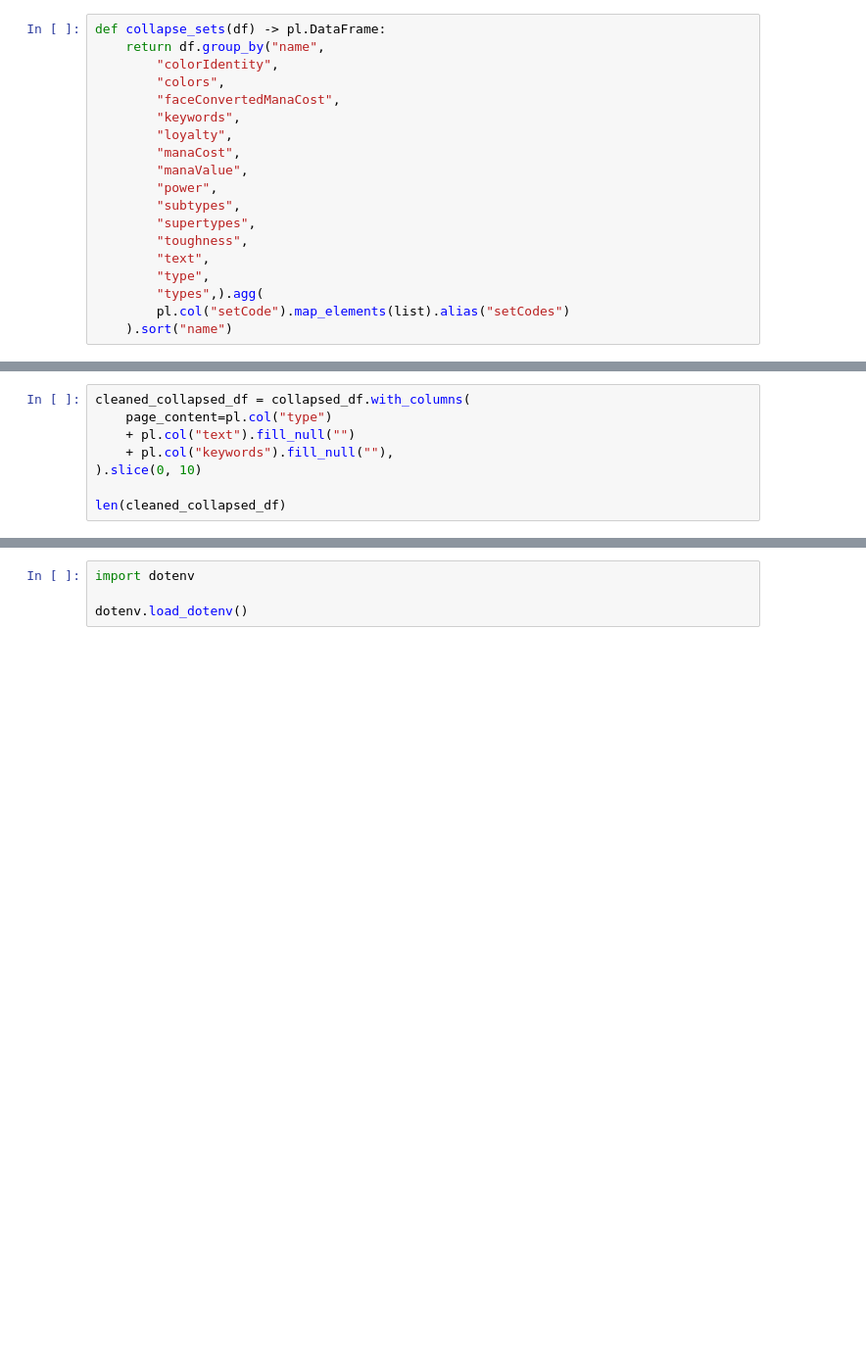
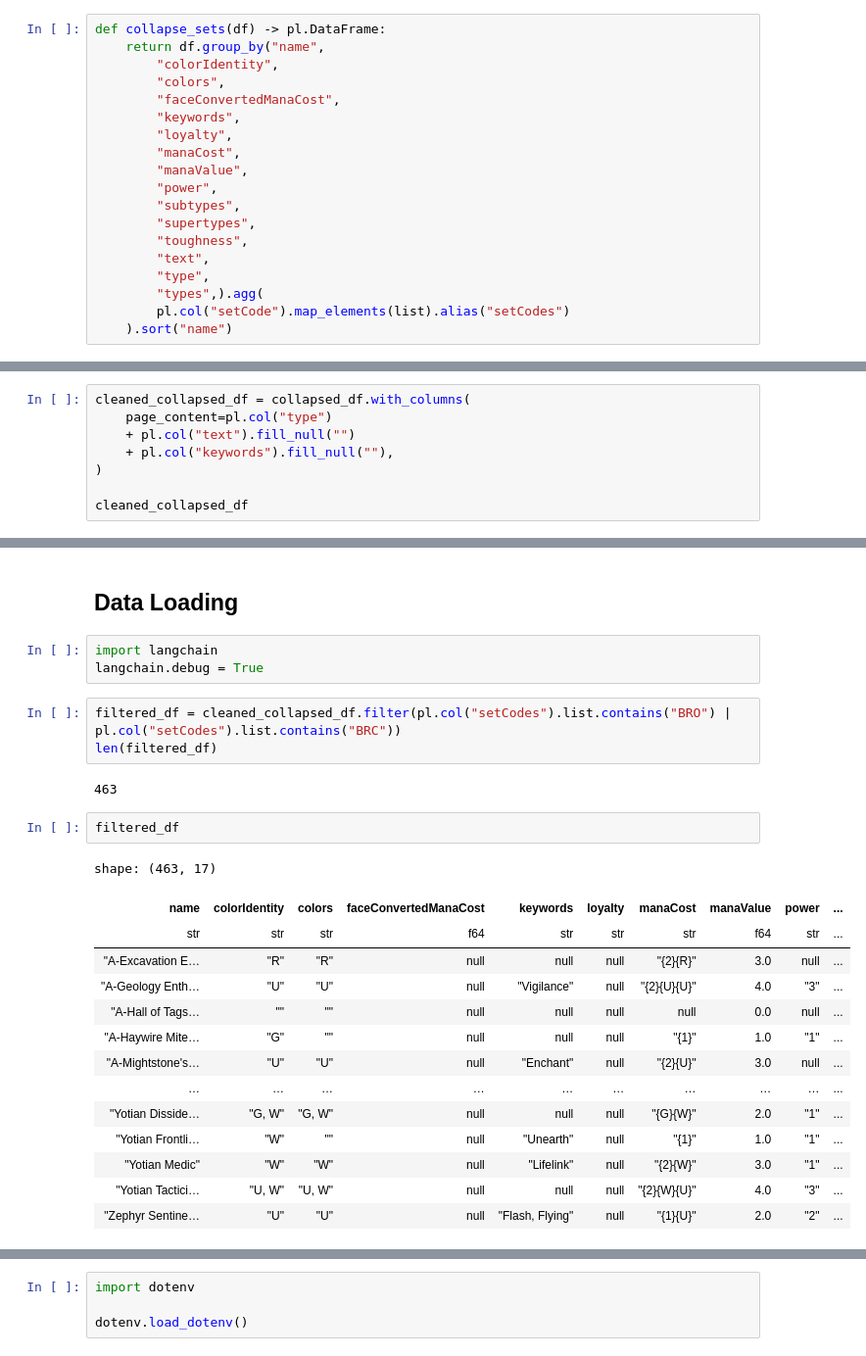
Before and after one commit to DaveParr/mtgai, a Jupyter notebook: notebooks/readdata.ipynb, the cells around one changed output, grey strips where cells are left out. Shown: that part at 98% size. Drawn from its saved outputs; the diff is of its cells as text; blank space fills up the shorter version.

```diff
--- a/notebooks/readdata.ipynb
+++ b/notebooks/readdata.ipynb
@@ -452,7 +457,7 @@ cleaned_collapsed_df = collapsed_df.with_columns(
     page_content=pl.col("type")
     + pl.col("text").fill_null("")
     + pl.col("keywords").fill_null(""),
-).slice(0, 10)
+)
 
-len(cleaned_collapsed_df)
+cleaned_collapsed_df
 # %% [output]
@@ -460 +478,28 @@ len(cleaned_collapsed_df)
+# %% [markdown]
+## Data Loading
+# %%
+import langchain
+langchain.debug = True
+# %%
+filtered_df = cleaned_collapsed_df.filter(pl.col("setCodes").list.contains("BRO") | pl.col("setCodes").list.contains("BRC"))
+len(filtered_df)
+# %% [output]
+463
+# %%
+filtered_df
+# %% [output]
+shape: (463, 17)
+| name | colorIdentity | colors | faceConvertedManaCost | keywords | loyalty | manaCost | manaValue | power | ... |
+| str | str | str | f64 | str | str | str | f64 | str | ... |
+| "A-Excavation E… | "R" | "R" | null | null | null | "{2}{R}" | 3.0 | null | ... |
+| "A-Geology Enth… | "U" | "U" | null | "Vigilance" | null | "{2}{U}{U}" | 4.0 | "3" | ... |
+| "A-Hall of Tags… | "" | "" | null | null | null | null | 0.0 | null | ... |
+| "A-Haywire Mite… | "G" | "" | null | null | null | "{1}" | 1.0 | "1" | ... |
+| "A-Mightstone's… | "U" | "U" | null | "Enchant" | null | "{2}{U}" | 3.0 | null | ... |
+| … | … | … | … | … | … | … | … | … | ... |
+| "Yotian Disside… | "G, W" | "G, W" | null | null | null | "{G}{W}" | 2.0 | "1" | ... |
+| "Yotian Frontli… | "W" | "" | null | "Unearth" | null | "{1}" | 1.0 | "1" | ... |
+| "Yotian Medic" | "W" | "W" | null | "Lifelink" | null | "{2}{W}" | 3.0 | "1" | ... |
+| "Yotian Tactici… | "U, W" | "U, W" | null | null | null | "{2}{W}{U}" | 4.0 | "3" | ... |
+| "Zephyr Sentine… | "U" | "U" | null | "Flash, Flying" | null | "{1}{U}" | 2.0 | "2" | ... |
 # %%
```
Also changed, not shown: parts of 27 cells of this notebook, 1 other file.
